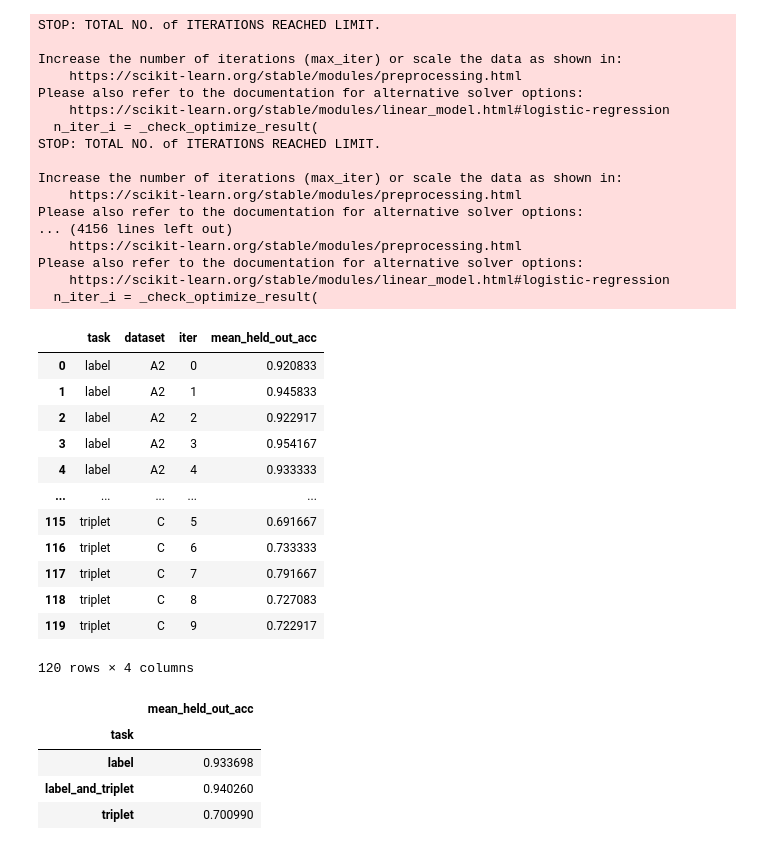
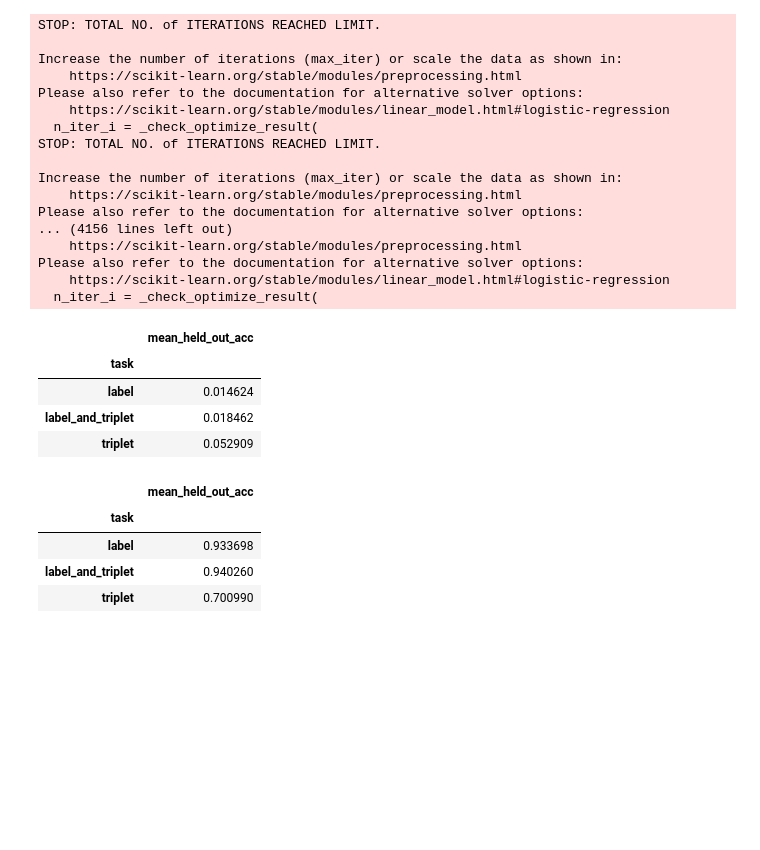
Before and after one commit to siddsuresh97/ConceptualAlignmentLanguage, a Jupyter notebook: code/python/model_analysis.ipynb, the cells around one changed output. Saved outputs shown, nothing was run; the diff lists cells and outputs as text; code cells hidden in the pictures; blank space fills up the shorter version.

```diff
--- a/code/python/model_analysis.ipynb
+++ b/code/python/model_analysis.ipynb
@@ -785,22 +767,14 @@ Please also refer to the documentation for alternative solver options:
   n_iter_i = _check_optimize_result(
 # %%
 result_df['mean_held_out_acc'] = pd.to_numeric(result_df['mean_held_out_acc'], errors='coerce')
-# %%
-result_df
-# %% [output]
-|  | task | dataset | iter | mean_held_out_acc |
-| 0 | label | A2 | 0 | 0.920833 |
-| 1 | label | A2 | 1 | 0.945833 |
-| 2 | label | A2 | 2 | 0.922917 |
-| 3 | label | A2 | 3 | 0.954167 |
-| 4 | label | A2 | 4 | 0.933333 |
-| ... | ... | ... | ... | ... |
-| 115 | triplet | C | 5 | 0.691667 |
-| 116 | triplet | C | 6 | 0.733333 |
-| 117 | triplet | C | 7 | 0.791667 |
-| 118 | triplet | C | 8 | 0.727083 |
-| 119 | triplet | C | 9 | 0.722917 |
-120 rows × 4 columns
+# %%
+result_df.groupby('task').std()
+# %% [output]
+|  | mean_held_out_acc |
+| task |  |
+| label | 0.014624 |
+| label_and_triplet | 0.018462 |
+| triplet | 0.052909 |
 # %%
 result_df.groupby('task').mean()
 # %% [output]
```
Also changed, not shown: parts of 9 cells of this notebook.
